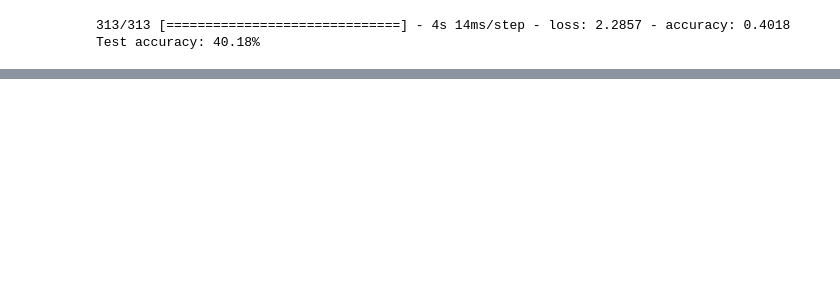
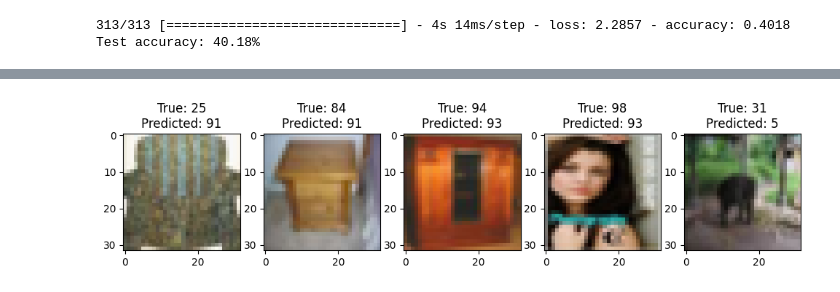
Before and after one commit to sheku846/Deep_learning-, a Jupyter notebook: classification_cifar100_dataset.ipynb, the cells around one changed output, grey strips where cells are left out. Saved outputs shown, nothing was run; the diff lists cells and outputs as text; code cells hidden in the pictures; blank space fills up the shorter version.

```diff
--- a/classification_cifar100_dataset.ipynb
+++ b/classification_cifar100_dataset.ipynb
@@ -54,3 +53,13 @@ print(f'Test accuracy: {test_acc * 100:.2f}%')
 # %% [output]
 313/313 [==============================] - 4s 14ms/step - loss: 2.2857 - accuracy: 0.4018
 Test accuracy: 40.18%
+# %%
+num_samples = 5
+random_indices = np.random.choice(len(test_images), num_samples, replace=False)
+sample_images = test_images[random_indices]
+sample_labels = test_labels[random_indices]
+
+predictions = model.predict(sample_images)
+
+true_labels = [np.argmax(label) for label in sample_labels]
+predicted_labels = [np.argmax(prediction) for prediction in predictions]
@@ -56,0 +68,11 @@ Test accuracy: 40.18%
+# %%
+plt.figure(figsize=(12, 8))
+for i in range(num_samples):
+    plt.subplot(1, num_samples, i + 1)
+    plt.imshow(sample_images[i])
+    plt.title(f'True: {true_labels[i]}\nPredicted: {predicted_labels[i]}')
+    plt.axis('on')
+
+plt.show()
+# %% [output]
+[figure, added]
```
Also changed, not shown: parts of 4 cells of this notebook.
